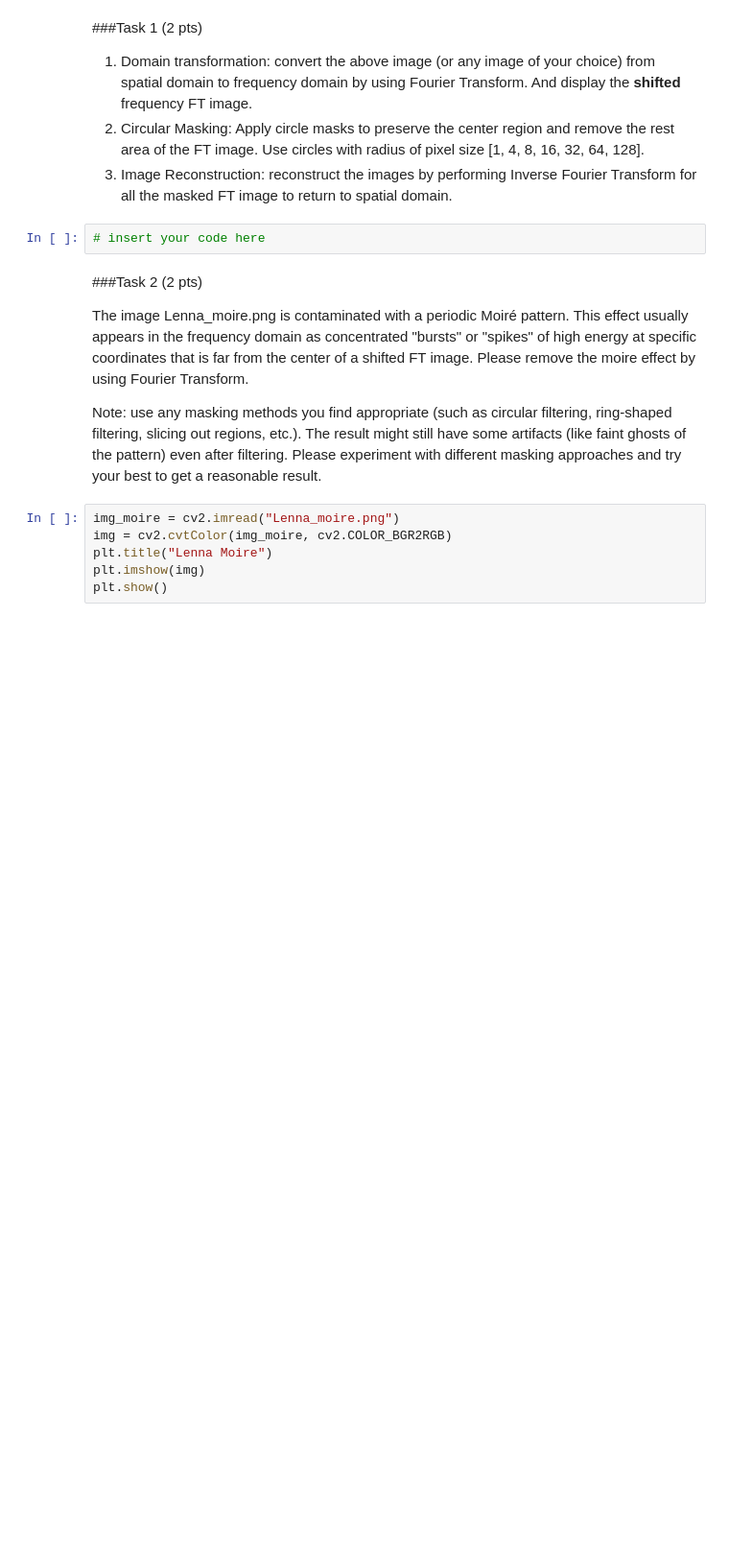
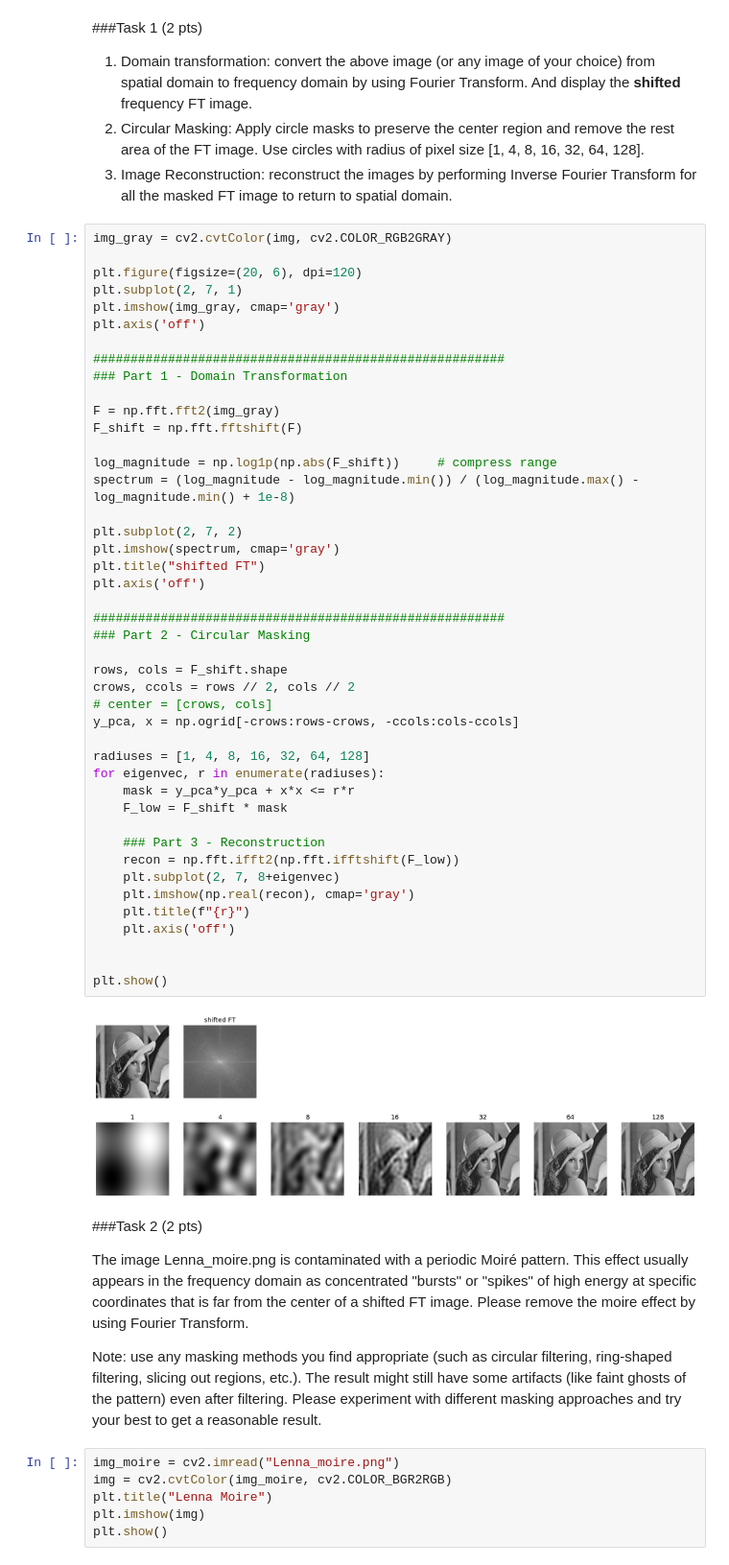
Before and after one commit to dawud-shakir/CS591-DIP, a Jupyter notebook: hw3/dawud_hw3.ipynb, the cells around one changed output. Shown at 96% size. Saved outputs shown, nothing was run; the diff lists cells and outputs as text; blank space fills up the shorter version.

```diff
--- a/hw3/dawud_hw3.ipynb
+++ b/hw3/dawud_hw3.ipynb
@@ -26,8 +26,52 @@ plt.show()
 1. Domain transformation: convert the above image (or any image of your choice) from spatial domain to frequency domain by using Fourier Transform. And display the **shifted** frequency FT image.
 2. Circular Masking: Apply circle masks to preserve the center region and remove the rest area of the FT image. Use circles with radius of pixel size [1, 4, 8, 16, 32, 64, 128].
 3. Image Reconstruction: reconstruct the images by performing Inverse Fourier Transform for all the masked FT image to return to spatial domain.
-# %%
-# insert your code here
+# %%
+img_gray = cv2.cvtColor(img, cv2.COLOR_RGB2GRAY)
+
+plt.figure(figsize=(20, 6), dpi=120)
+plt.subplot(2, 7, 1)
+plt.imshow(img_gray, cmap='gray')
+plt.axis('off')
+
+#######################################################
+### Part 1 - Domain Transformation
+
+F = np.fft.fft2(img_gray)
+F_shift = np.fft.fftshift(F)
+
+log_magnitude = np.log1p(np.abs(F_shift))     # compress range
+spectrum = (log_magnitude - log_magnitude.min()) / (log_magnitude.max() - log_magnitude.min() + 1e-8)
+
+plt.subplot(2, 7, 2)
+plt.imshow(spectrum, cmap='gray')
+plt.title("shifted FT")
+plt.axis('off')
+
+#######################################################
+### Part 2 - Circular Masking
+
+rows, cols = F_shift.shape
+crows, ccols = rows // 2, cols // 2
+# center = [crows, cols]
+y_pca, x = np.ogrid[-crows:rows-crows, -ccols:cols-ccols]
+
+radiuses = [1, 4, 8, 16, 32, 64, 128]
+for eigenvec, r in enumerate(radiuses):
+    mask = y_pca*y_pca + x*x <= r*r
+    F_low = F_shift * mask
+
+    ### Part 3 - Reconstruction
+    recon = np.fft.ifft2(np.fft.ifftshift(F_low))
+    plt.subplot(2, 7, 8+eigenvec)
+    plt.imshow(np.real(recon), cmap='gray')
+    plt.title(f"{r}")
+    plt.axis('off')
+
+
+plt.show()
+# %% [output]
+[figure, added]
 # %% [markdown]
 ###Task 2 (2 pts)
 
```
Also changed, not shown: parts of 15 cells of this notebook.
